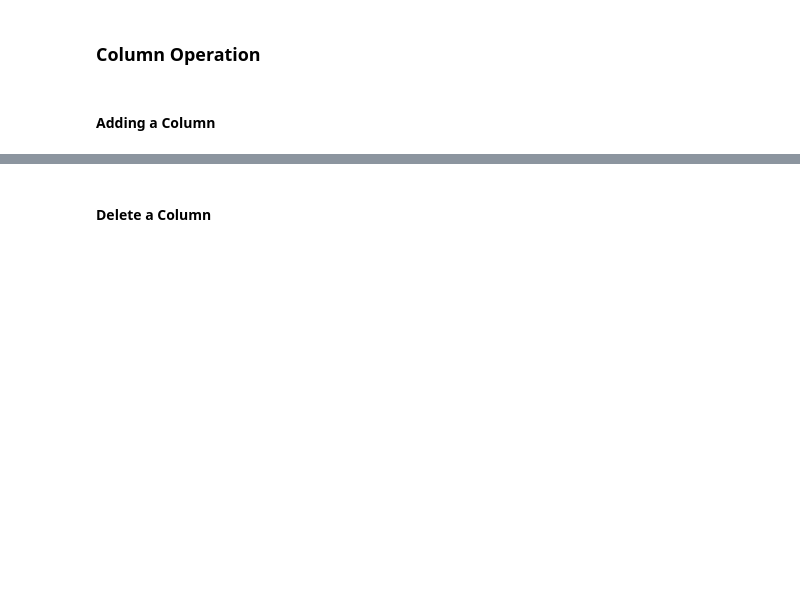
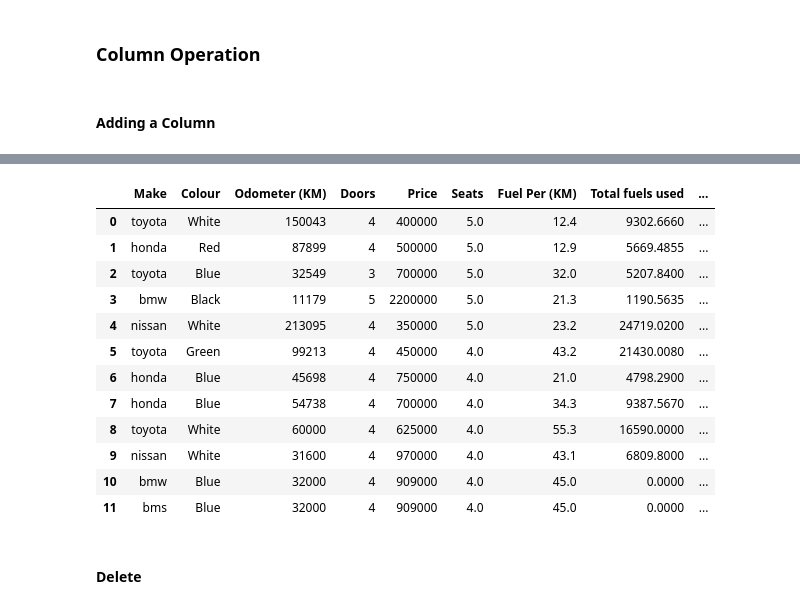
Before and after one commit to tanzim077/Machine_learning_project, a Jupyter notebook: Introduction_to_Pandas.ipynb, the cells around one changed output, grey strips where cells are left out. Cells and saved outputs as stored; diff of their text form; code cells hidden in the pictures; blank space fills up the shorter version.

Commit message:
Row and column operations

```diff
--- a/Introduction_to_Pandas.ipynb
+++ b/Introduction_to_Pandas.ipynb
@@ -700,0 +798,2 @@ car_sales_missing
+# %%
+car_sales["Demo"] = "nothing"
@@ -700,0 +814,26 @@ car_sales_missing
+# %%
+# Input data in row
+car_sales = car_sales.append(pd.Series(['bmw','Blue',32000,4,909000,4,45,0,True],
+                                       index=['Make', 'Colour', 'Odometer (KM)', 'Doors', 'Price', 'Seats',
+       'Fuel Per (KM)', 'Total fuels used', 'Passed Road Safety']), ignore_index=True)
+# %%
+lst = ['bms','Blue',32000,4,909000,4,45,0,True,None]
+# %%
+# Input data in row
+car_sales = car_sales.append(pd.Series(lst, index=car_sales.columns), ignore_index=True)
+# %%
+car_sales
+# %% [output]
+|  | Make | Colour | Odometer (KM) | Doors | Price | Seats | Fuel Per (KM) | Total fuels used | ... |
+| 0 | toyota | White | 150043 | 4 | 400000 | 5.0 | 12.4 | 9302.6660 | ... |
+| 1 | honda | Red | 87899 | 4 | 500000 | 5.0 | 12.9 | 5669.4855 | ... |
+| 2 | toyota | Blue | 32549 | 3 | 700000 | 5.0 | 32.0 | 5207.8400 | ... |
+| 3 | bmw | Black | 11179 | 5 | 2200000 | 5.0 | 21.3 | 1190.5635 | ... |
+| 4 | nissan | White | 213095 | 4 | 350000 | 5.0 | 23.2 | 24719.0200 | ... |
+| 5 | toyota | Green | 99213 | 4 | 450000 | 4.0 | 43.2 | 21430.0080 | ... |
+| 6 | honda | Blue | 45698 | 4 | 750000 | 4.0 | 21.0 | 4798.2900 | ... |
+| 7 | honda | Blue | 54738 | 4 | 700000 | 4.0 | 34.3 | 9387.5670 | ... |
+| 8 | toyota | White | 60000 | 4 | 625000 | 4.0 | 55.3 | 16590.0000 | ... |
+| 9 | nissan | White | 31600 | 4 | 970000 | 4.0 | 43.1 | 6809.8000 | ... |
+| 10 | bmw | Blue | 32000 | 4 | 909000 | 4.0 | 45.0 | 0.0000 | ... |
+| 11 | bms | Blue | 32000 | 4 | 909000 | 4.0 | 45.0 | 0.0000 | ... |
@@ -701,2 +844,2 @@ car_sales_missing
 # %% [markdown]
-#### Delete a Column
+#### Delete
```
Also changed, not shown: parts of 22 cells of this notebook.
